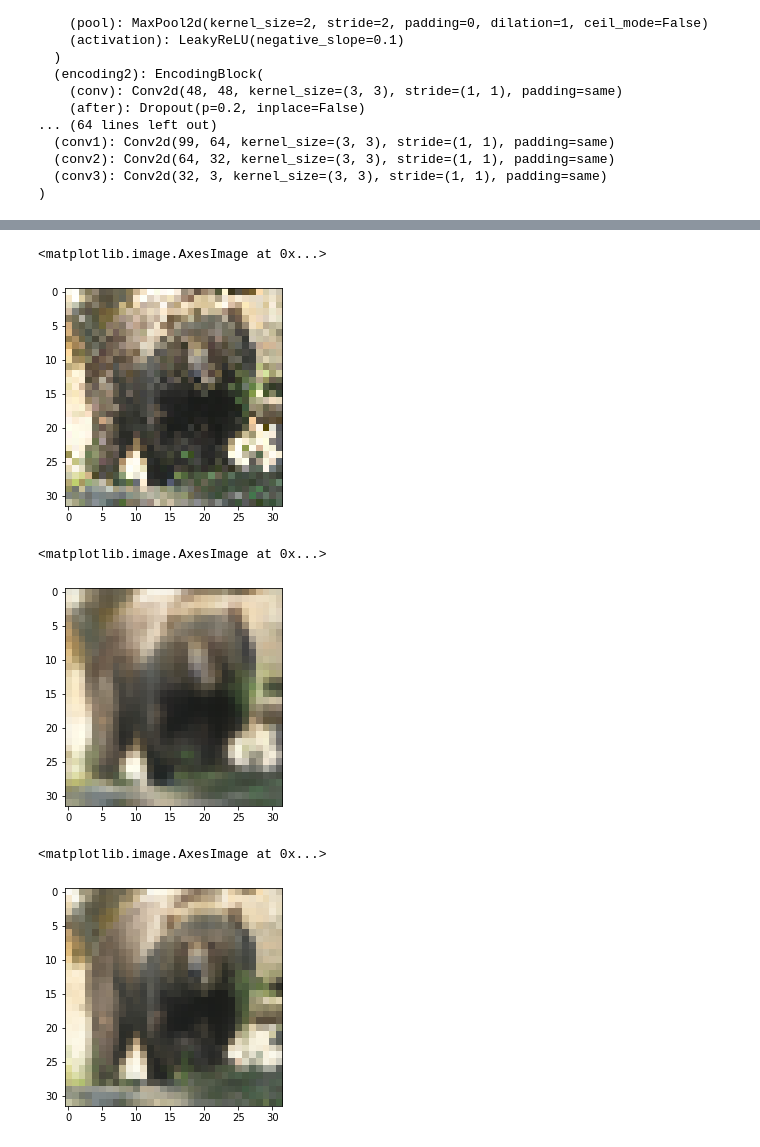
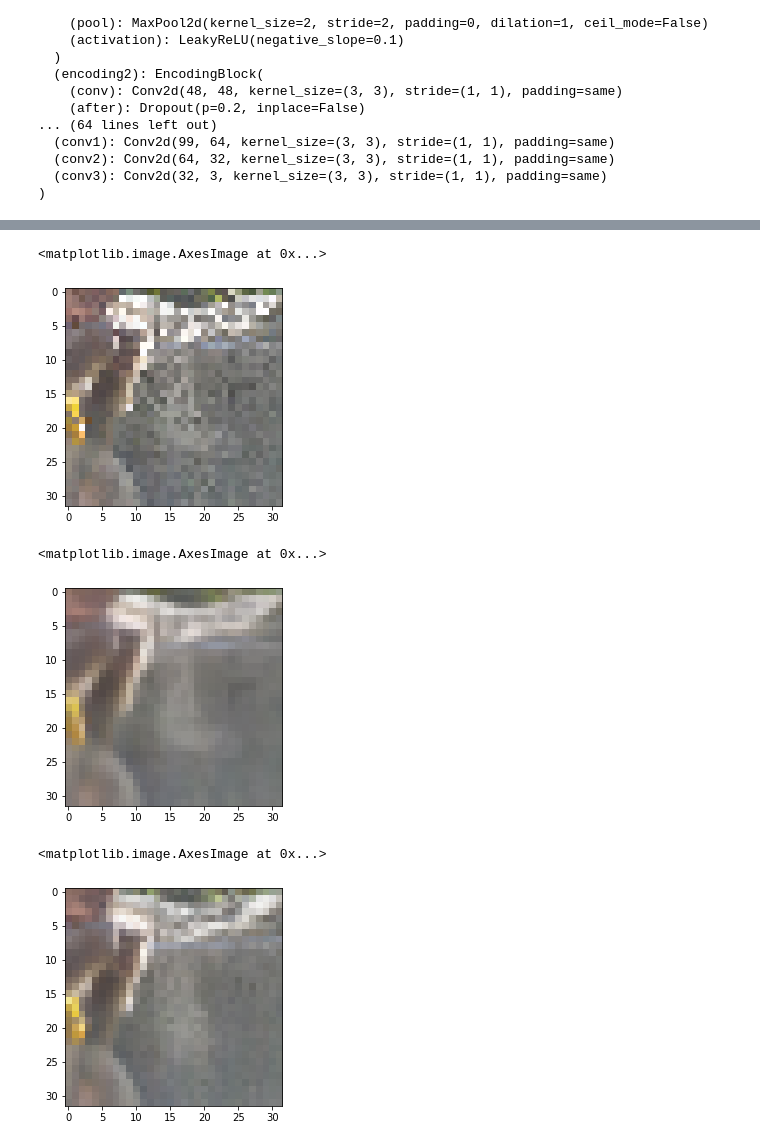
Before and after one commit to AttiaYoussef/DeepLearningProject, a Jupyter notebook: Miniproject_1/Experiments - 4blocksUnet.ipynb, the cells around one changed output, grey strips where cells are left out. Cells and saved outputs as stored; diff of their text form; code cells hidden in the pictures.

```diff
--- a/Miniproject_1/Experiments - 4blocksUnet.ipynb
+++ b/Miniproject_1/Experiments - 4blocksUnet.ipynb
@@ -274,15 +276,15 @@ tensor(25.5420, device='cuda:0')
 # %%
-plt.imshow(  val_noisy_imgs[25].cpu().detach().permute(1, 2, 0))
+plt.imshow(  val_noisy_imgs[30].cpu().detach().permute(1, 2, 0))
 # %% [output]
 <matplotlib.image.AxesImage at 0x...>
-[figure, old version]
+[figure, new version]
 # %%
-plt.imshow(  output[25].cpu().detach().permute(1, 2, 0))
+plt.imshow(  output[30].cpu().detach().permute(1, 2, 0))
 # %% [output]
 <matplotlib.image.AxesImage at 0x...>
-[figure, old version]
+[figure, new version]
 # %%
-plt.imshow( clean_imgs[25].cpu().detach().permute(1, 2, 0) )
+plt.imshow( clean_imgs[30].cpu().detach().permute(1, 2, 0) )
 # %% [output]
 <matplotlib.image.AxesImage at 0x...>
-[figure, old version]
+[figure, new version]
```
Also changed, not shown: parts of 3 cells of this notebook, 14 other files.
